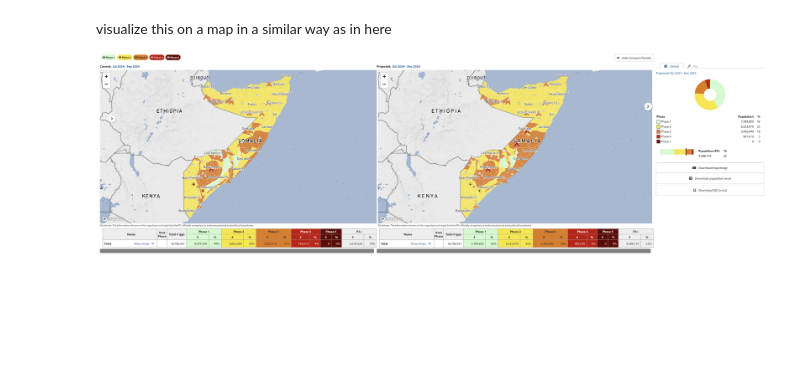
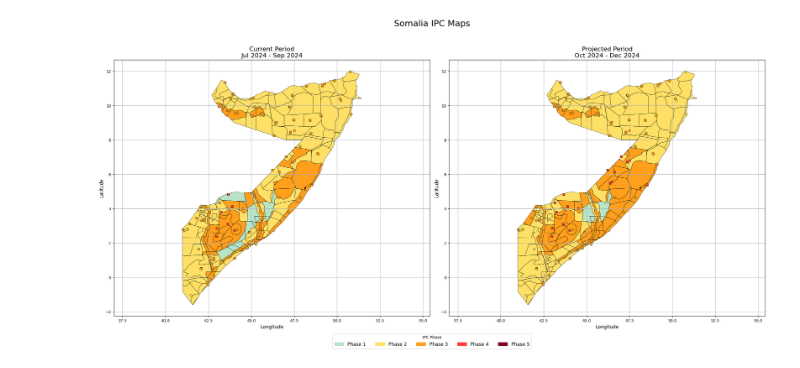
Before and after one commit to AdamPrzychodni/somali-radios-with-ai-for-food-security, a Jupyter notebook: phase_1/1_EDA_IPC_Soamli.ipynb, the cells around one changed output. Cells and saved outputs as stored; diff of their text form; code cells hidden in the pictures; blank space fills up the shorter version.

```diff
--- a/phase_1/1_EDA_IPC_Soamli.ipynb
+++ b/phase_1/1_EDA_IPC_Soamli.ipynb
@@ -86,0 +1,38 @@ cleaned_df
+# %%
+import geopandas as gpd
+from pathlib import Path
+
+def load_geojson(file_path: str) -> gpd.GeoDataFrame:
+    """
+    Load a GeoJSON file into a GeoDataFrame.
+
+    Args:
+        file_path (str): The path to the GeoJSON file.
+
+    Returns:
+        gpd.GeoDataFrame: The loaded GeoDataFrame.
+
+    Raises:
+        FileNotFoundError: If the file does not exist.
+        ValueError: If the file cannot be loaded as a GeoDataFrame.
+    """
+    path = Path(file_path)
+
+    if not path.is_file():
+        raise FileNotFoundError(f"The file '{file_path}' does not exist.")
+
+    try:
+        gdf = gpd.read_file(path)
+    except Exception as error:
+        raise ValueError(f"Failed to load the GeoJSON file: {error}")
+
+    return gdf
+
+# Usage
+file_path = "/teamspace/studios/this_studio/somali-radios-with-ai-for-food-security/phase_1/data/Somalia-Somalia IPC Post GU 2024.json"
+
+try:
+    geo_df = load_geojson(file_path)
+    print(geo_df)
+except (FileNotFoundError, ValueError) as error:
+    print(f"Error: {error}")
@@ -198,4 +100,0 @@ df_current
-# %% [markdown]
-visualize this on a map in a similar way as in here
-
-![image.png](attachment:image.png)
@@ -201,0 +173,4 @@ visualize this on a map in a similar way as in here
+# %%
+plot_ipc_maps(geo_df, mode="both")
+# %% [output]
+[figure, added]
```
Also changed, not shown: parts of 12 cells of this notebook, 3 other files.
